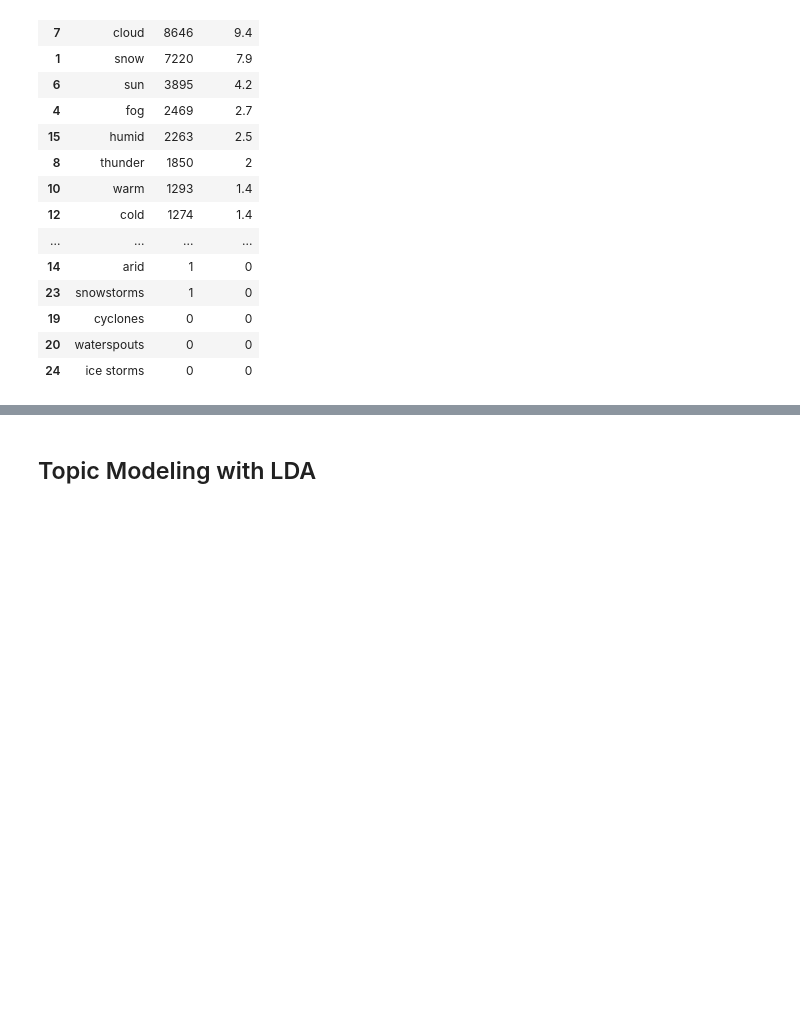
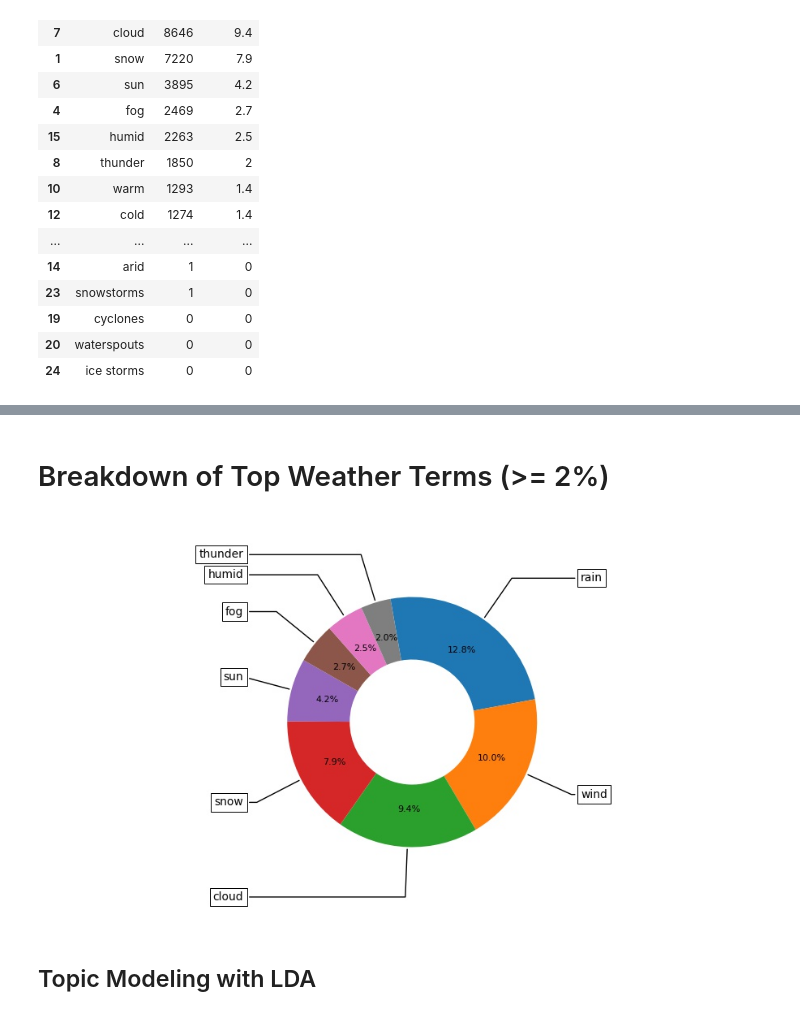
Before and after one commit to solliancenet/cocorahs-ai, a Jupyter notebook: notebooks/cocorahs-ai_book1.ipynb, the cells around one changed output, grey strips where cells are left out. Saved outputs shown, nothing was run; the diff lists cells and outputs as text; code cells hidden in the pictures; blank space fills up the shorter version.

```diff
--- a/notebooks/cocorahs-ai_book1.ipynb
+++ b/notebooks/cocorahs-ai_book1.ipynb
@@ -170,3 +168,9 @@ display_dataframe(evt_df)
+# %%
+display(HTML('<h1>Breakdown of Top Weather Terms (>= 2%)</h1>'))
+display(Image(filename='./images/w_dist.jpg'))
+# %% [output]
+Breakdown of Top Weather Terms (>= 2%)
+[figure, added]
 # %% [markdown]
 ## Topic Modeling with LDA
 # %% [markdown]
```
Also changed, not shown: parts of 18 cells of this notebook, 2 other files.
